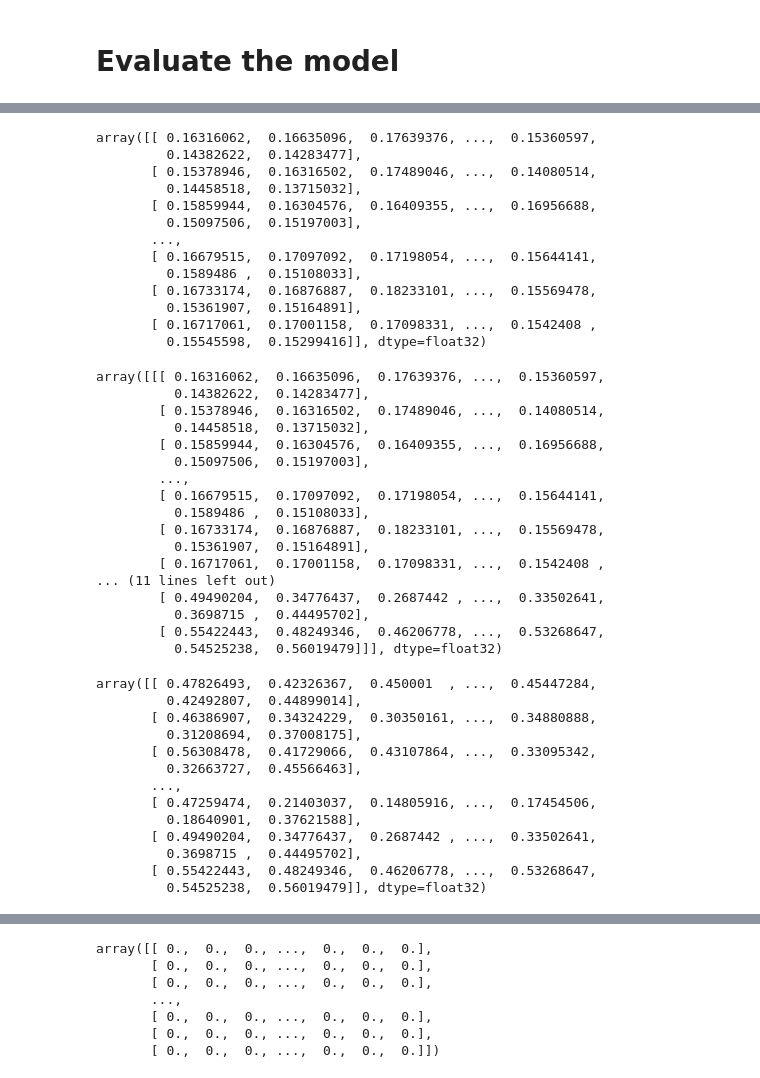
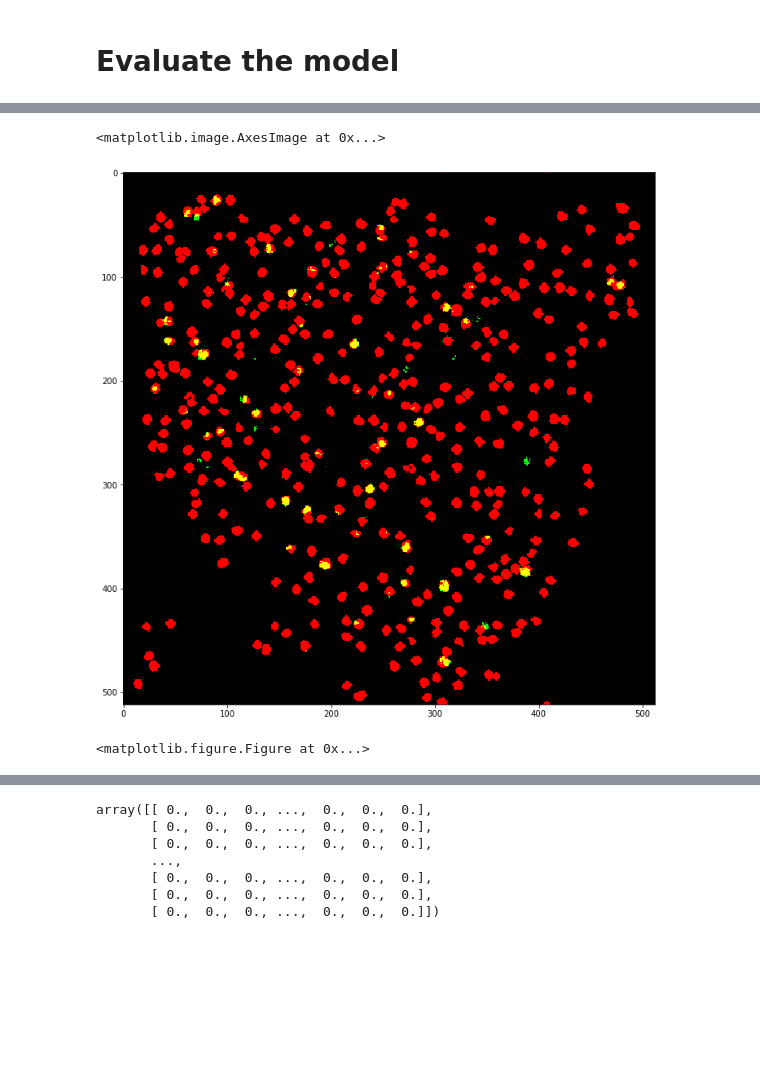
Before and after one commit to npatel5/blinkende_lichter, a Jupyter notebook: piwise-master/unet_test.ipynb, the cells around one changed output, grey strips where cells are left out. Cells and saved outputs as stored; diff of their text form; code cells hidden in the pictures; blank space fills up the shorter version.

```diff
--- a/piwise-master/unet_test.ipynb
+++ b/piwise-master/unet_test.ipynb
@@ -523,52 +201,0 @@ plt.tight_layout()
-# %%
-in_data_avg
-# %% [output]
-array([[ 0.16316062,  0.16635096,  0.17639376, ...,  0.15360597,
-         0.14382622,  0.14283477],
-       [ 0.15378946,  0.16316502,  0.17489046, ...,  0.14080514,
-         0.14458518,  0.13715032],
-       [ 0.15859944,  0.16304576,  0.16409355, ...,  0.16956688,
-         0.15097506,  0.15197003],
-       ...,
-       [ 0.16679515,  0.17097092,  0.17198054, ...,  0.15644141,
-         0.1589486 ,  0.15108033],
-       [ 0.16733174,  0.16876887,  0.18233101, ...,  0.15569478,
-         0.15361907,  0.15164891],
-       [ 0.16717061,  0.17001158,  0.17098331, ...,  0.1542408 ,
-         0.15545598,  0.15299416]], dtype=float32)
-# %%
-in_data
-# %% [output]
-array([[[ 0.16316062,  0.16635096,  0.17639376, ...,  0.15360597,
-          0.14382622,  0.14283477],
-        [ 0.15378946,  0.16316502,  0.17489046, ...,  0.14080514,
-          0.14458518,  0.13715032],
-        [ 0.15859944,  0.16304576,  0.16409355, ...,  0.16956688,
-          0.15097506,  0.15197003],
-        ...,
-        [ 0.16679515,  0.17097092,  0.17198054, ...,  0.15644141,
-          0.1589486 ,  0.15108033],
-        [ 0.16733174,  0.16876887,  0.18233101, ...,  0.15569478,
-          0.15361907,  0.15164891],
-        [ 0.16717061,  0.17001158,  0.17098331, ...,  0.1542408 ,
-... (11 lines left out)
-        [ 0.49490204,  0.34776437,  0.2687442 , ...,  0.33502641,
-          0.3698715 ,  0.44495702],
-        [ 0.55422443,  0.48249346,  0.46206778, ...,  0.53268647,
-          0.54525238,  0.56019479]]], dtype=float32)
-# %%
-in_data_corr
-# %% [output]
-array([[ 0.47826493,  0.42326367,  0.450001  , ...,  0.45447284,
-         0.42492807,  0.44899014],
-       [ 0.46386907,  0.34324229,  0.30350161, ...,  0.34880888,
-         0.31208694,  0.37008175],
-       [ 0.56308478,  0.41729066,  0.43107864, ...,  0.33095342,
-         0.32663727,  0.45566463],
-       ...,
-       [ 0.47259474,  0.21403037,  0.14805916, ...,  0.17454506,
-         0.18640901,  0.37621588],
-       [ 0.49490204,  0.34776437,  0.2687442 , ...,  0.33502641,
-         0.3698715 ,  0.44495702],
-       [ 0.55422443,  0.48249346,  0.46206778, ...,  0.53268647,
-         0.54525238,  0.56019479]], dtype=float32)
@@ -575,3 +204,19 @@ array([[ 0.47826493,  0.42326367,  0.450001  , ...,  0.45447284,
+# %%
+overlap = np.zeros((512,512, 3))
+out_image= pos.squeeze()
+for h in range(0, 512):
+    for w in range(0, 512):
+        overlap[w][h][0]=tgt_data[w][h]
+        overlap[w][h][1]=out_image[w][h]
+fig = plt.figure(figsize=(12, 12))
+plt.imshow(overlap)
+# %% [output]
+<matplotlib.image.AxesImage at 0x...>
+[figure, added]
+# %%
+fig = plt.figure(figsize=(12,12))
+# %% [output]
+<matplotlib.figure.Figure at 0x...>
 # %%
 plt.imshow(in_data_corr)
 # %% [output]
```
Also changed, not shown: parts of 191 cells of this notebook, 1 other file.
